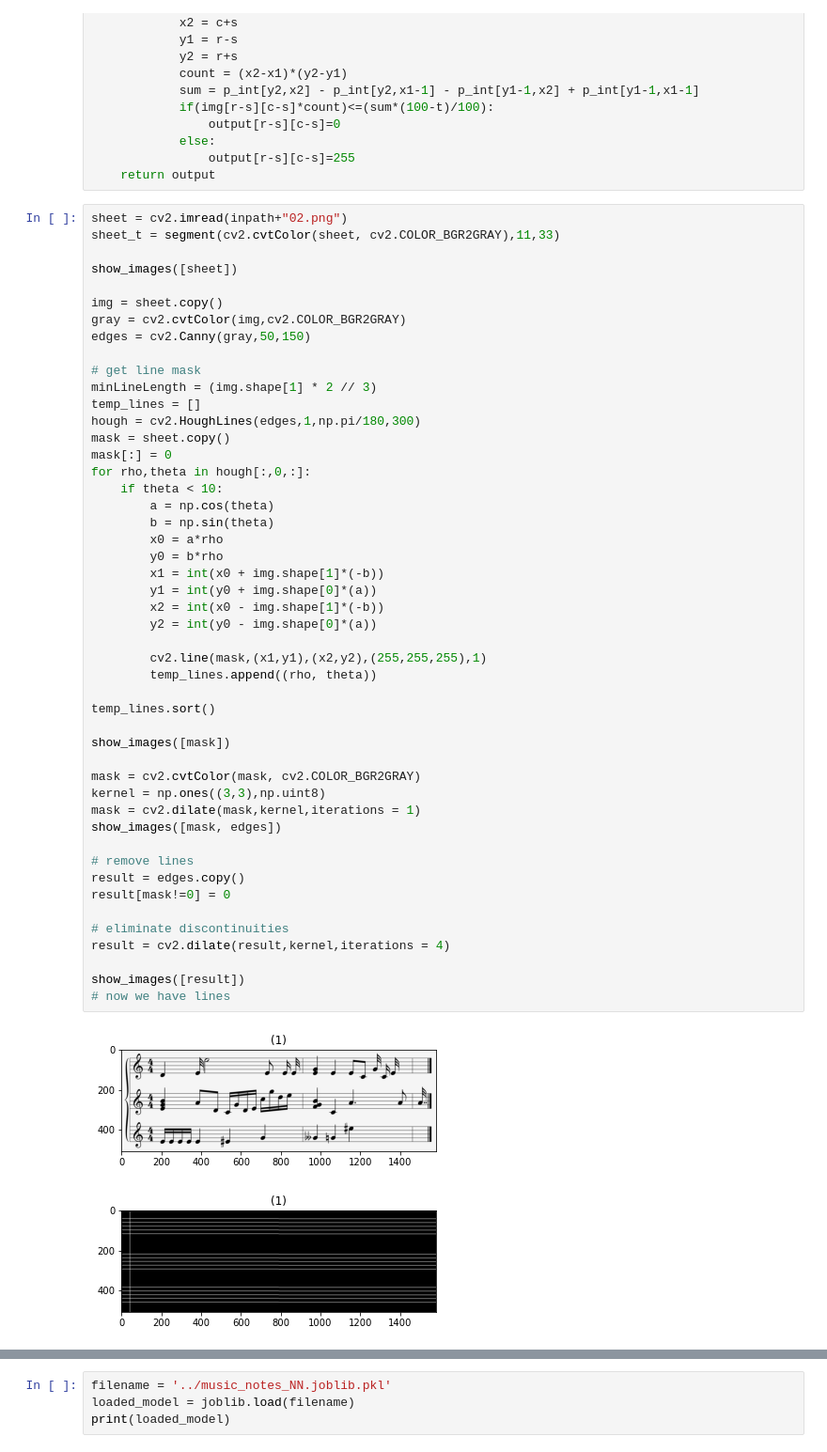
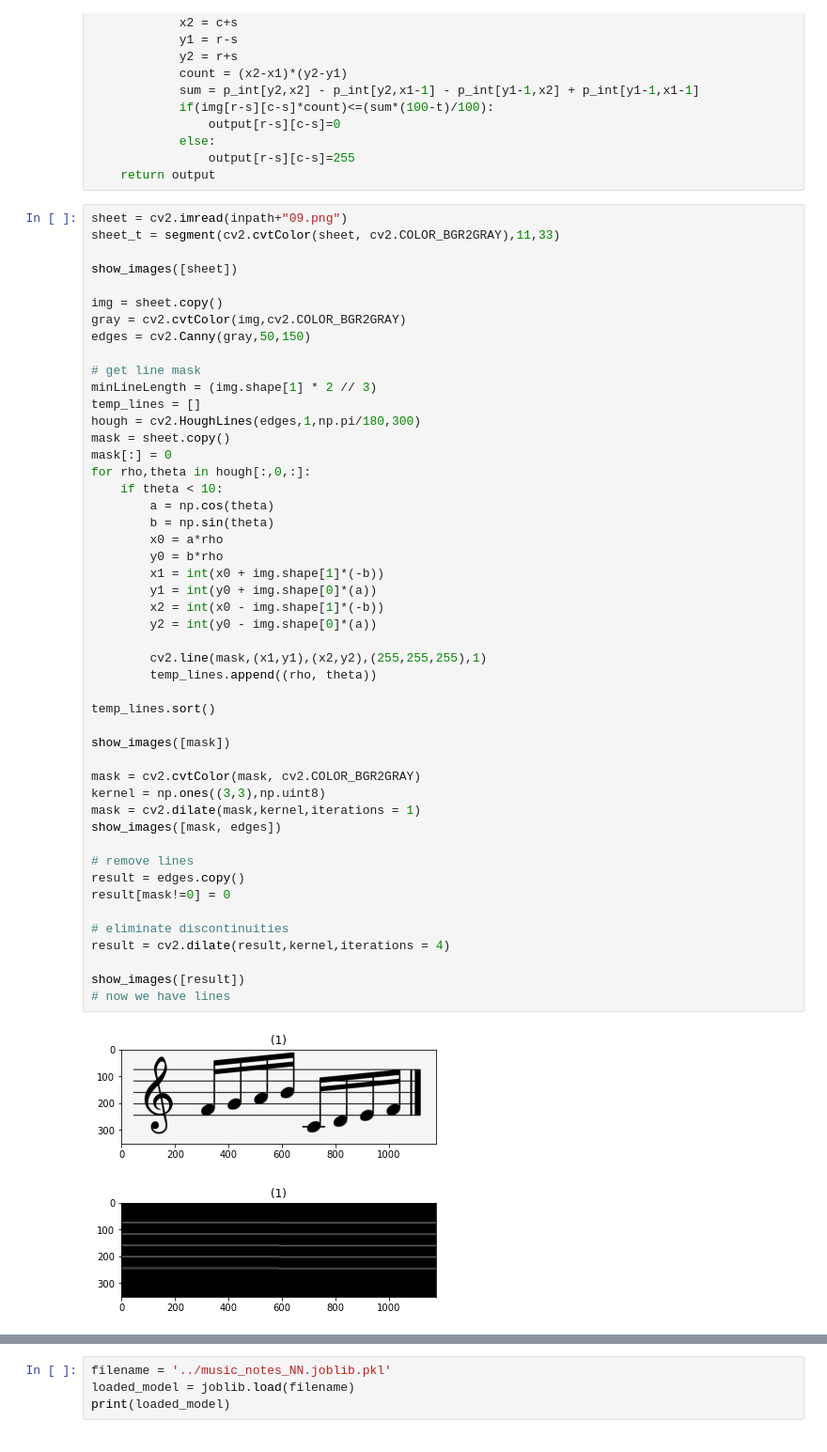
Before and after one commit to aaarafat/Mushido, a Jupyter notebook: notebooks/notes_isolation.ipynb, the cells around one changed output, grey strips where cells are left out. Shown at 94% size. Saved outputs shown, nothing was run; the diff lists cells and outputs as text.

```diff
--- a/notebooks/notes_isolation.ipynb
+++ b/notebooks/notes_isolation.ipynb
@@ -55,7 +55,7 @@ def segment(img,window,t =10):
                 output[r-s][c-s]=255
     return output
 # %%
-sheet = cv2.imread(inpath+"02.png")
+sheet = cv2.imread(inpath+"09.png")
 sheet_t = segment(cv2.cvtColor(sheet, cv2.COLOR_BGR2GRAY),11,33)
 
 show_images([sheet])
@@ -76,32 +76,32 @@ for rho,theta in hough[:,0,:]:
         b = np.sin(theta)
         x0 = a*rho
         y0 = b*rho
         x1 = int(x0 + img.shape[1]*(-b))
         y1 = int(y0 + img.shape[0]*(a))
         x2 = int(x0 - img.shape[1]*(-b))
         y2 = int(y0 - img.shape[0]*(a))
 
         cv2.line(mask,(x1,y1),(x2,y2),(255,255,255),1)
         temp_lines.append((rho, theta))
 
 temp_lines.sort()
 
 show_images([mask])
 
 mask = cv2.cvtColor(mask, cv2.COLOR_BGR2GRAY)
 kernel = np.ones((3,3),np.uint8)
 mask = cv2.dilate(mask,kernel,iterations = 1)
 show_images([mask, edges])
 
 # remove lines
 result = edges.copy()
 result[mask!=0] = 0
 
 # eliminate discontinuities
 result = cv2.dilate(result,kernel,iterations = 4)
 
 show_images([result])
 # now we have lines
 # %% [output]
-[figure, old version]
+[figure, new version]
-[figure, old version]
+[figure, new version]
```
Also changed, not shown: parts of 3 cells of this notebook, 1 other file.
